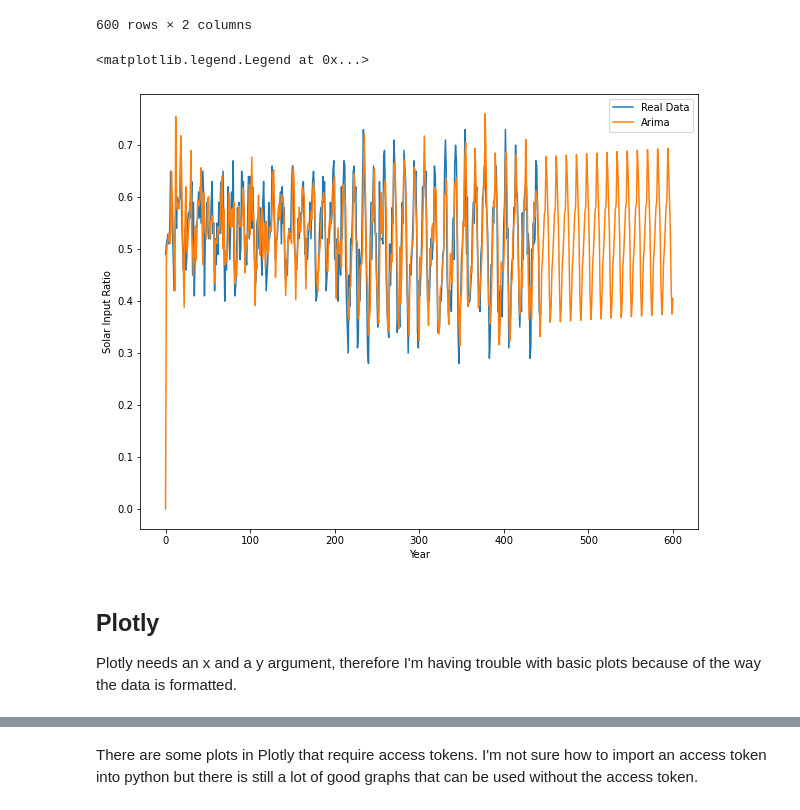
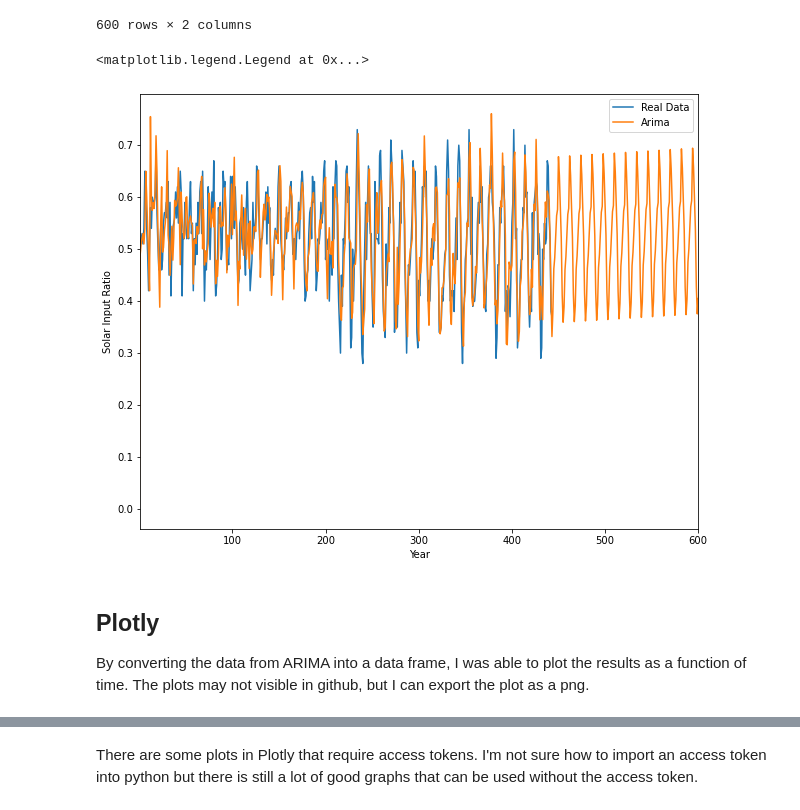
Before and after one commit to Solar-Wind-ML-DIRECT-2022-Project/2022-Project-Repo, a Jupyter notebook: SERF/Plotly.ipynb, the cells around one changed output, grey strips where cells are left out. Cells and saved outputs as stored; diff of their text form; code cells hidden in the pictures.

Commit message:
addinng small changes to Plotly plots

```diff
--- a/SERF/Plotly.ipynb
+++ b/SERF/Plotly.ipynb
@@ -126,17 +124,18 @@ df
 # %%
 fig, ax = plt.subplots(figsize = (10,8))
 ax.plot(allsky['Solar Ratio'].values,label = 'Real Data')
 ax.plot(pred_sol1, label = 'Arima')
+ax.set_xlim(1,600)
 ax.set_xlabel('Year')
 ax.set_ylabel('Solar Input Ratio')
 ax.legend()
 # %% [output]
 <matplotlib.legend.Legend at 0x...>
-[figure, old version]
+[figure, new version]
 # %% [markdown]
 ## Plotly
 
-Plotly needs an x and a y argument, therefore I'm having trouble with basic plots because of the way the data is formatted.
+By converting the data from ARIMA into a data frame, I was able to plot the results as a function of time. The plots may not visible in github, but I can export the plot as a png.
 # %%
 #fig = px.scatter(allsky, x = "Year", y = "Solar Ratio", trendline="ols",  trendline_scope="overall")
 fig = px.scatter(df, x = 'Year', y = 'Solar Ratio', trendline="ols",  trendline_scope="overall")
```
Also changed, not shown: parts of 4 cells of this notebook.
